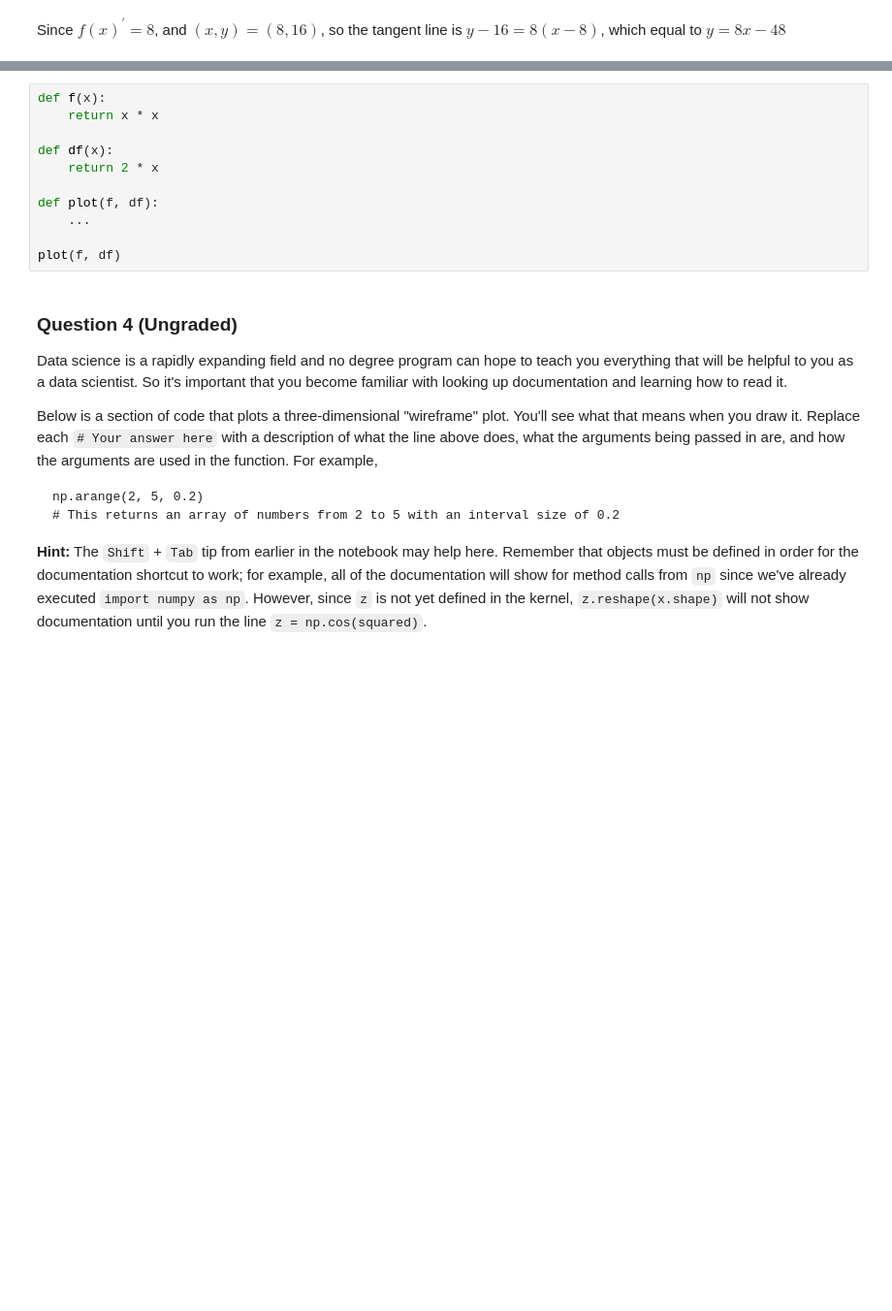
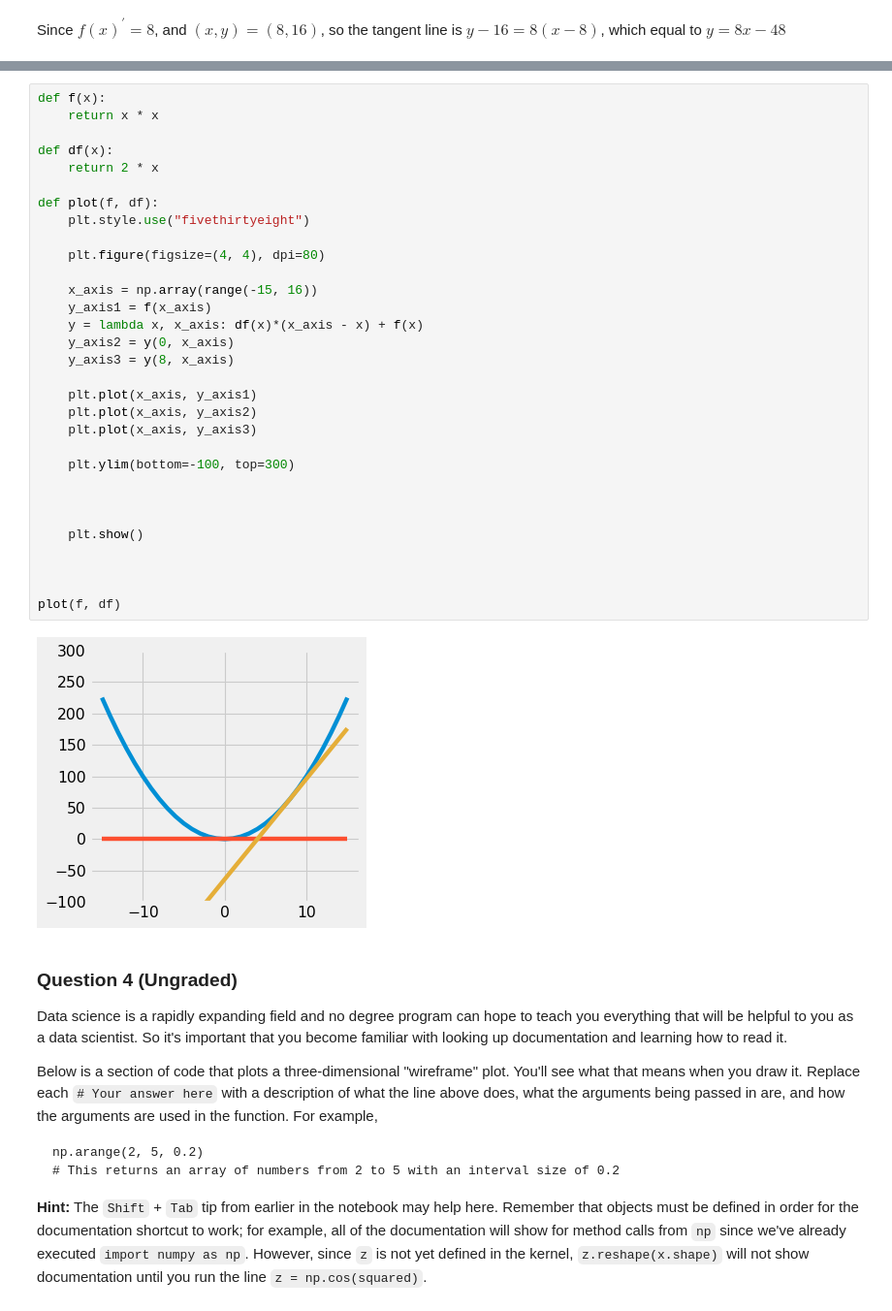
Before and after one commit to JonathanDZ/Data100, a Jupyter notebook: lab/lab01/lab01.ipynb, the cells around one changed output, grey strips where cells are left out. Shown at 97% size. Drawn from its saved outputs; the diff is of its cells as text; blank space fills up the shorter version.

```diff
--- a/lab/lab01/lab01.ipynb
+++ b/lab/lab01/lab01.ipynb
@@ -428,17 +428,39 @@ You should use the `plt.plot` function to plot lines. You may find the following
 BEGIN QUESTION
 name: q3c
 -->
-# %%
-def f(x):
-    return x * x
-
-def df(x):
-    return 2 * x
-
-def plot(f, df):
-    ...
-
-plot(f, df)
+# %%
+def f(x):
+    return x * x
+
+def df(x):
+    return 2 * x
+
+def plot(f, df):
+    plt.style.use("fivethirtyeight")
+
+    plt.figure(figsize=(4, 4), dpi=80)
+
+    x_axis = np.array(range(-15, 16))
+    y_axis1 = f(x_axis)
+    y = lambda x, x_axis: df(x)*(x_axis - x) + f(x)
+    y_axis2 = y(0, x_axis)
+    y_axis3 = y(8, x_axis)
+
+    plt.plot(x_axis, y_axis1)
+    plt.plot(x_axis, y_axis2)
+    plt.plot(x_axis, y_axis3)
+
+    plt.ylim(bottom=-100, top=300)
+
+
+
+    plt.show()
+
+
+
+plot(f, df)
+# %% [output]
+[figure, added]
 # %% [markdown]
 ### Question 4 (Ungraded) ##
 
```
Also changed, not shown: parts of 8 cells of this notebook, 8 other files.
